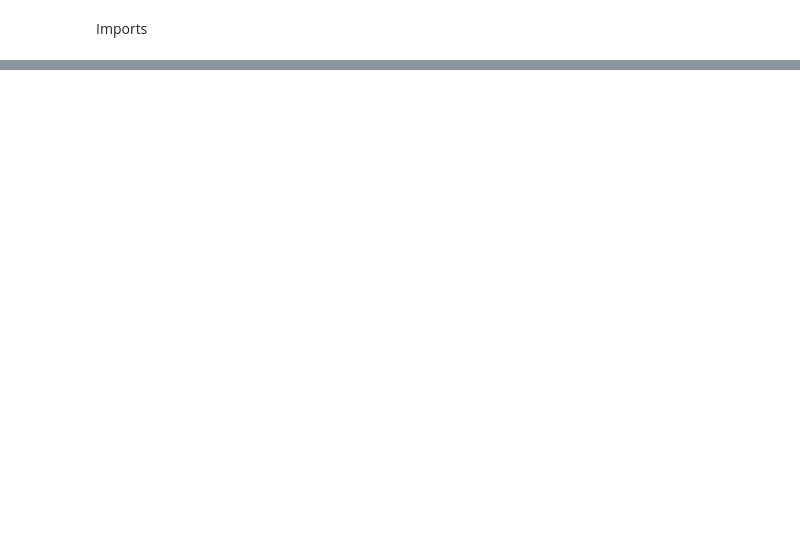
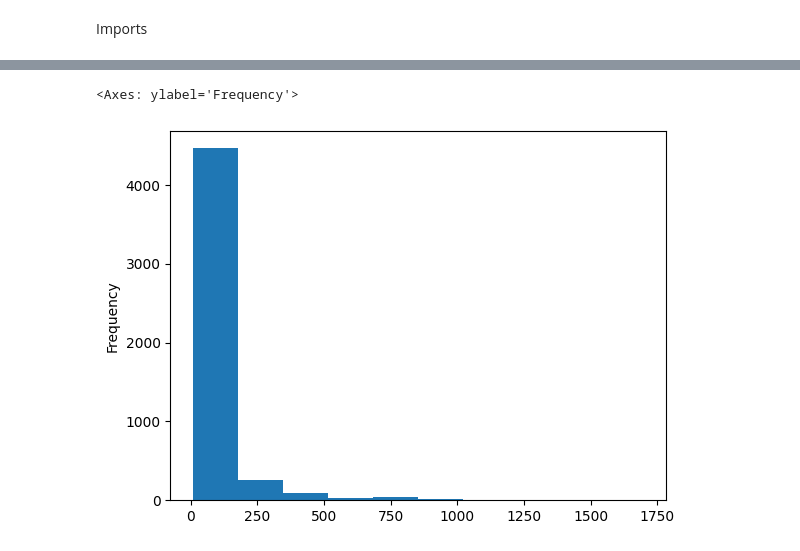
Before and after one commit to marqsleal/machine-learning-1, a Jupyter notebook: src/notebooks/features_exploration.ipynb, the cells around one changed output, grey strips where cells are left out. Drawn from its saved outputs; the diff is of its cells as text; code cells hidden in the pictures; blank space fills up the shorter version.

```diff
--- a/src/notebooks/features_exploration.ipynb
+++ b/src/notebooks/features_exploration.ipynb
@@ -35,0 +116,5 @@ memory usage: 507.9 KB
+# %%
+# Tratando valor tendendo ao infinito
+
+df.replace([np.inf, -np.inf], np.nan, inplace=True)
+df.dropna(inplace=True)
@@ -35,0 +136,5 @@ memory usage: 507.9 KB
+# %%
+df['financial_maturity_index'].plot(kind='hist')
+# %% [output]
+<Axes: ylabel='Frequency'>
+[figure, added]
```
Also changed, not shown: parts of 15 cells of this notebook, 4 other files.
